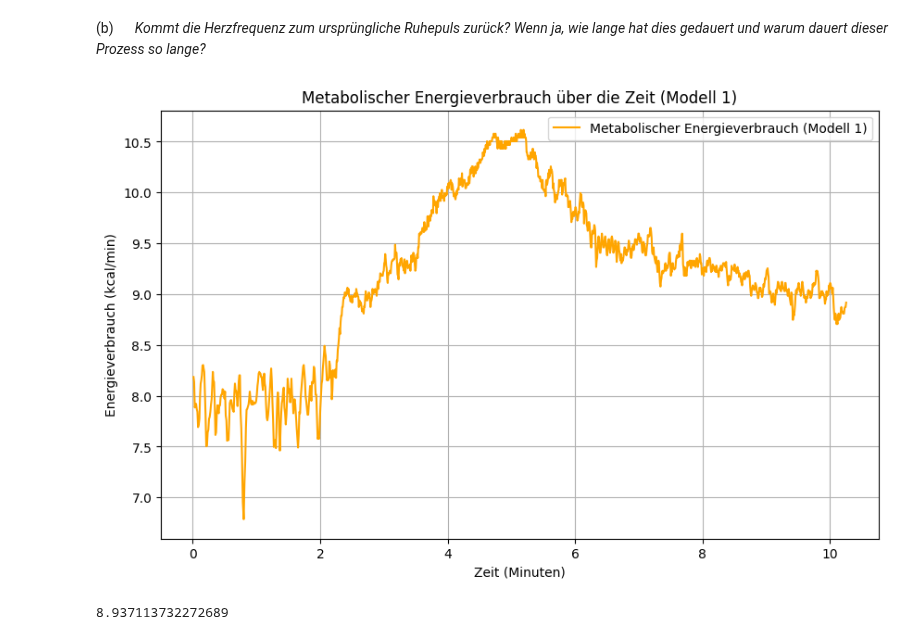
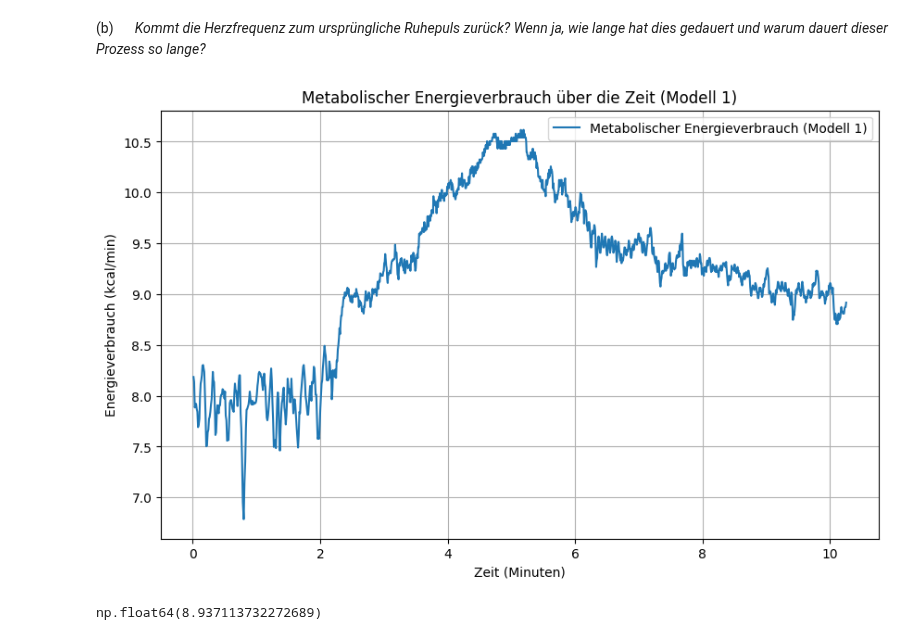
Before and after one commit to tomperg/Biosignalverarbeitung_Selbsthilfegruppe, a Jupyter notebook: MainCode2.ipynb, the cells around one changed output. Cells and saved outputs as stored; diff of their text form; code cells hidden in the pictures.

```diff
--- a/MainCode2.ipynb
+++ b/MainCode2.ipynb
@@ -368,36 +368,36 @@ c_sex = 9.26  # Koeffizient für Geschlecht (0 = weiblich, 1 = männlich)
 d_activity = -1.22  # Koeffizient für Aktivitätsniveau (0 = niedrig, 1 = hoch)
 
 # Beispielwerte für die Berechnung
 HR = bpm  # Herzfrequenz steigt von 80 bis 140 bpm über 60 Minuten
 Gewicht = 70  # Gewicht in kg
 Geschlecht = 1  # 0 = weiblich, 1 = männlich
 Aktivitätsniveau = 1  # 0 = niedrig, 1 = hoch
 
 # Berechnung des Energieverbrauchs pro Minute über die Zeit mit Modell 1
 EE_values_modell1 = (
     Konstante_modell1
     + a_HR * HR
     + b_weight * Gewicht
     + c_sex * Geschlecht
     + d_activity * Aktivitätsniveau
 )
 
 # Plot des metabolischen Energieverbrauchs über die Zeit mit Modell 1
 plt.figure(figsize=(10, 6))
-plt.plot(Rwave_t[1:]/60, EE_values_modell1, label="Metabolischer Energieverbrauch (Modell 1)", color="orange")
+plt.plot(Rwave_t[1:]/60, EE_values_modell1, label="Metabolischer Energieverbrauch (Modell 1)")
 plt.xlabel("Zeit (Minuten)")
 plt.ylabel("Energieverbrauch (kcal/min)")
 plt.title("Metabolischer Energieverbrauch über die Zeit (Modell 1)")
 plt.legend()
 plt.grid()
 plt.show()
 
 # Relative Änderung des Energieverbrauchs (prozentual) für Modell 1
 relative_änderung_modell1 = ((EE_values_modell1[-1] - EE_values_modell1[0]) / EE_values_modell1[0]) * 100
 relative_änderung_modell1
 # %% [output]
-[figure, old version]
+[figure, new version]
-8.937113732272689
+np.float64(8.937113732272689)
 # %%
 import numpy as np
 import matplotlib.pyplot as plt
```
Also changed, not shown: parts of 2 cells of this notebook, 3 other files.
